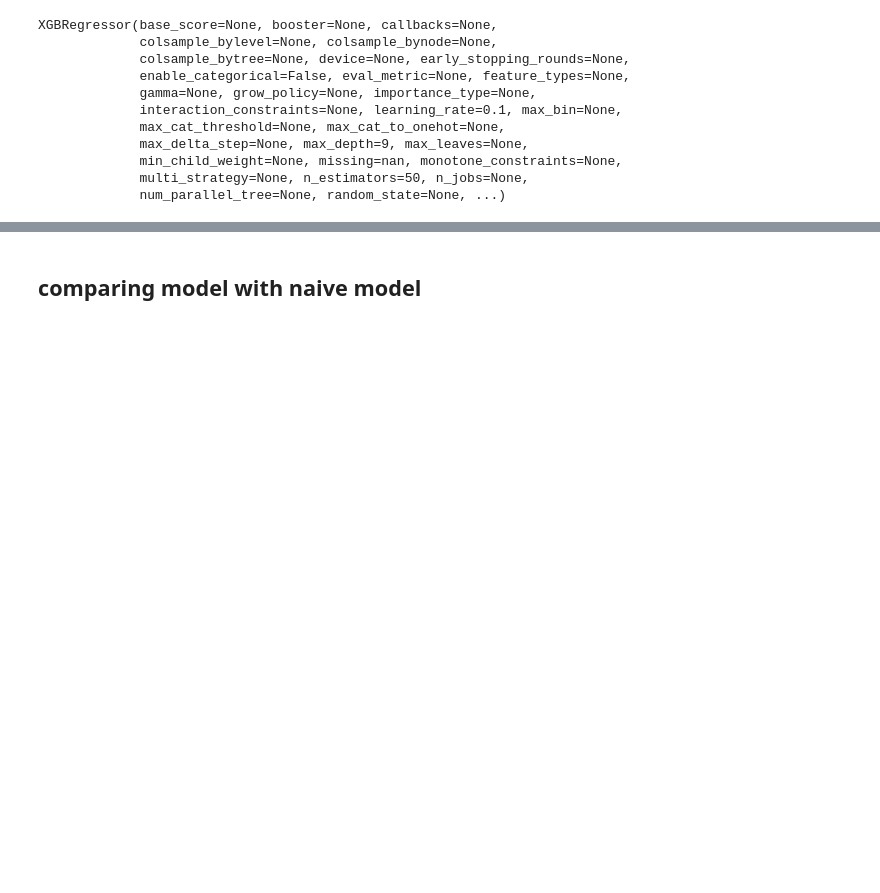
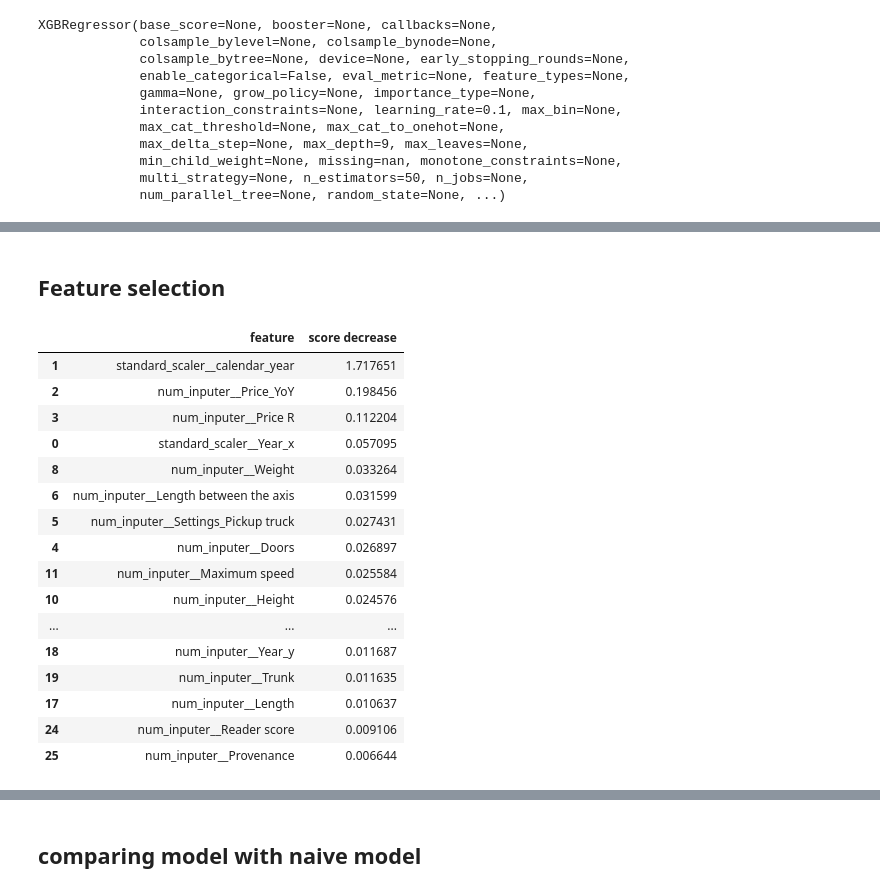
Before and after one commit to marcnaweb/car_recommendation_engine, a Jupyter notebook: notebooks/marc_price_model_v2b.ipynb, the cells around one changed output, grey strips where cells are left out. Saved outputs shown, nothing was run; the diff lists cells and outputs as text; code cells hidden in the pictures; blank space fills up the shorter version.

```diff
--- a/notebooks/marc_price_model_v2b.ipynb
+++ b/notebooks/marc_price_model_v2b.ipynb
@@ -247,0 +254,2 @@ array([0.8984134 , 0.87759715, 0.9083597 , ..., 0.9205309 , 0.91341394,
+# %% [markdown]
+## Feature selection
@@ -247,0 +260,33 @@ array([0.8984134 , 0.87759715, 0.9083597 , ..., 0.9205309 , 0.91341394,
+# %%
+
+# Fit model
+model = xgb_regressor.fit(X_train, y_train)
+
+# Performs Permutation
+permutation_score = permutation_importance(model, X_train, y_train, n_repeats=8)
+
+# Unstack results showing the decrease in performance after shuffling features
+importance_df = pd.DataFrame(np.vstack((preprocessor.get_feature_names_out(),
+                                        permutation_score.importances_mean)).T)
+importance_df.columns=['feature','score decrease']
+
+# Show the important features
+importance_df.sort_values(by="score decrease", ascending = False)
+# %% [output]
+|  | feature | score decrease |
+| 1 | standard_scaler__calendar_year | 1.717651 |
+| 2 | num_inputer__Price_YoY | 0.198456 |
+| 3 | num_inputer__Price R | 0.112204 |
+| 0 | standard_scaler__Year_x | 0.057095 |
+| 8 | num_inputer__Weight | 0.033264 |
+| 6 | num_inputer__Length between the axis | 0.031599 |
+| 5 | num_inputer__Settings_Pickup truck | 0.027431 |
+| 4 | num_inputer__Doors | 0.026897 |
+| 11 | num_inputer__Maximum speed | 0.025584 |
+| 10 | num_inputer__Height | 0.024576 |
+| ... | ... | ... |
+| 18 | num_inputer__Year_y | 0.011687 |
+| 19 | num_inputer__Trunk | 0.011635 |
+| 17 | num_inputer__Length | 0.010637 |
+| 24 | num_inputer__Reader score | 0.009106 |
+| 25 | num_inputer__Provenance | 0.006644 |
```
Also changed, not shown: parts of 19 cells of this notebook.
